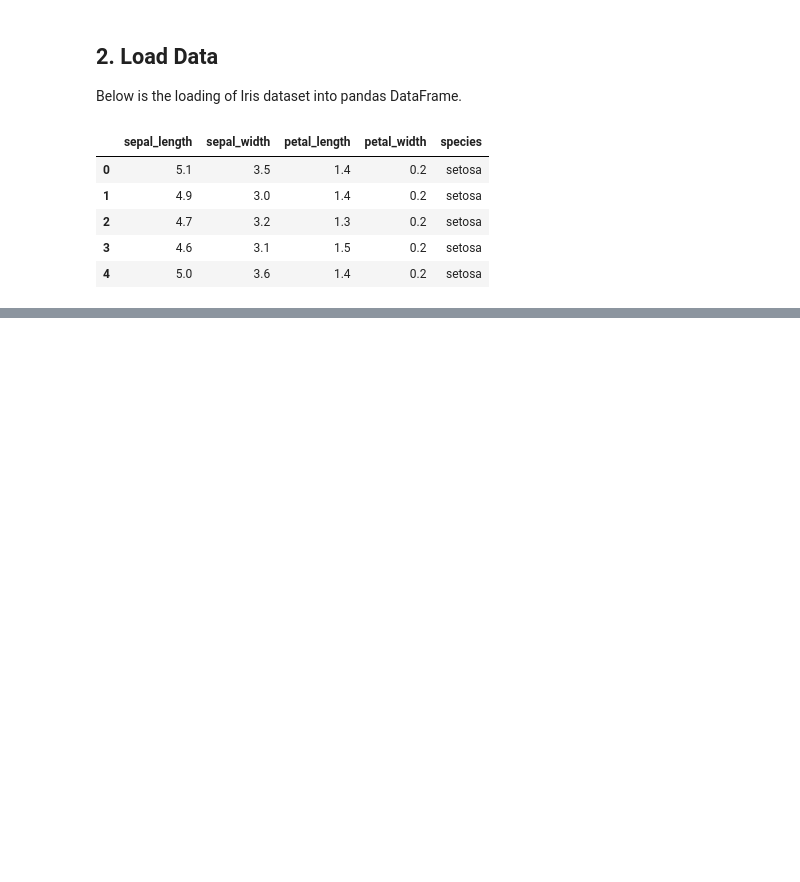
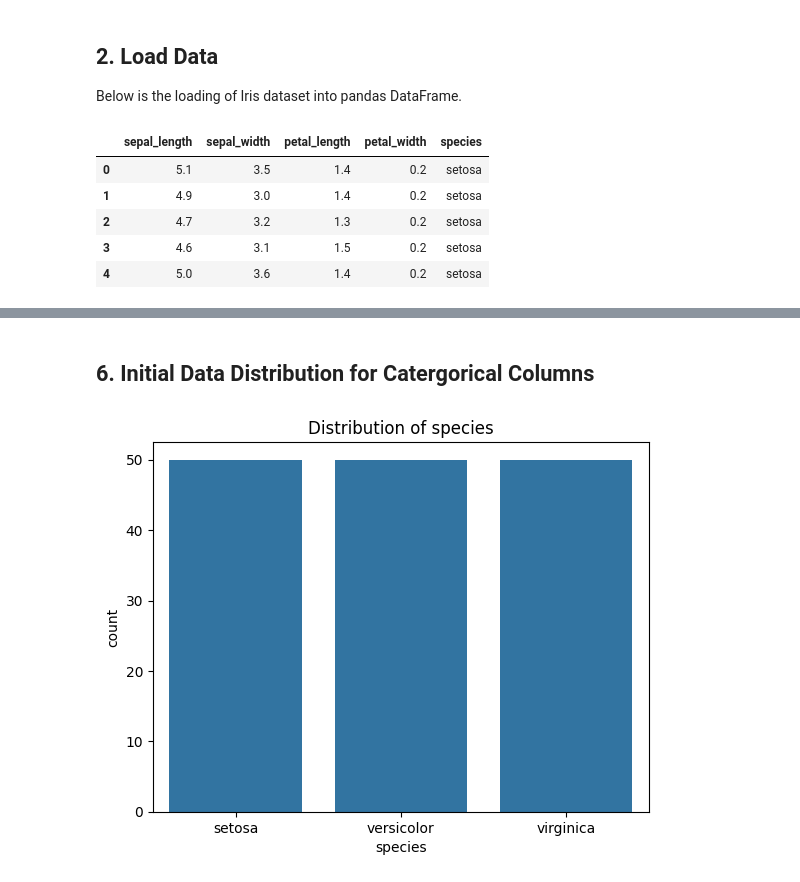
Before and after one commit to ksteele3712/datafun_04_notebook, a Jupyter notebook: ksteele_eda.ipynb, the cells around one changed output, grey strips where cells are left out. Cells and saved outputs as stored; diff of their text form; code cells hidden in the pictures; blank space fills up the shorter version.

```diff
--- a/ksteele_eda.ipynb
+++ b/ksteele_eda.ipynb
@@ -39,0 +168,20 @@ iris_df.head()
+# %% [markdown]
+## 6. Initial Data Distribution for Catergorical Columns
+# %%
+# Inspect value counts by categorical column
+# Column name must be EXACT.
+# The value_counts() method is only available for Series objects.
+# The value_counts() method returns a pandas Series with the counts of unique values in the column.
+iris_df['species'].value_counts()
+
+# Inspect value counts for ALL categorical columns
+for col in iris_df.select_dtypes(include=['object', 'category']).columns:
+    # Display count plot
+    sns.countplot(x=col, data=iris_df)
+    matplotlib.pyplot.title(f'Distribution of {col}')
+    matplotlib.pyplot.show()
+
+# Show all plots
+matplotlib.pyplot.show()
+# %% [output]
+[figure, added]
```
Also changed, not shown: parts of 22 cells of this notebook, 3 other files.
